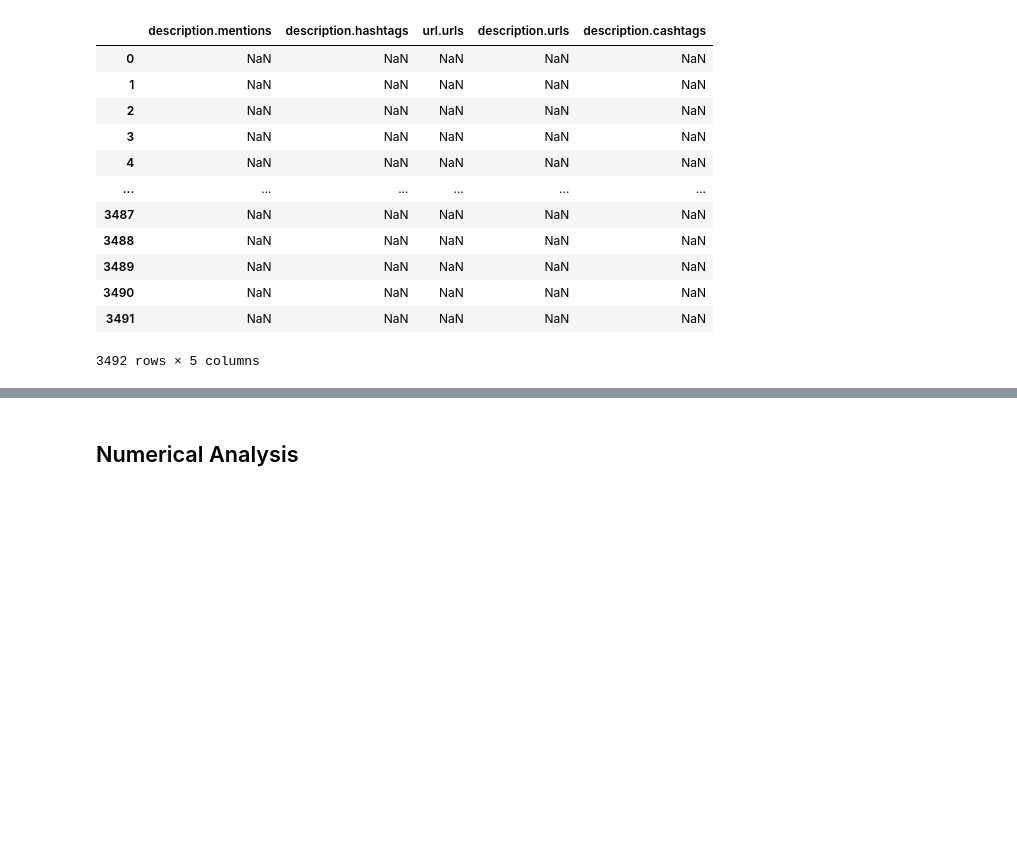
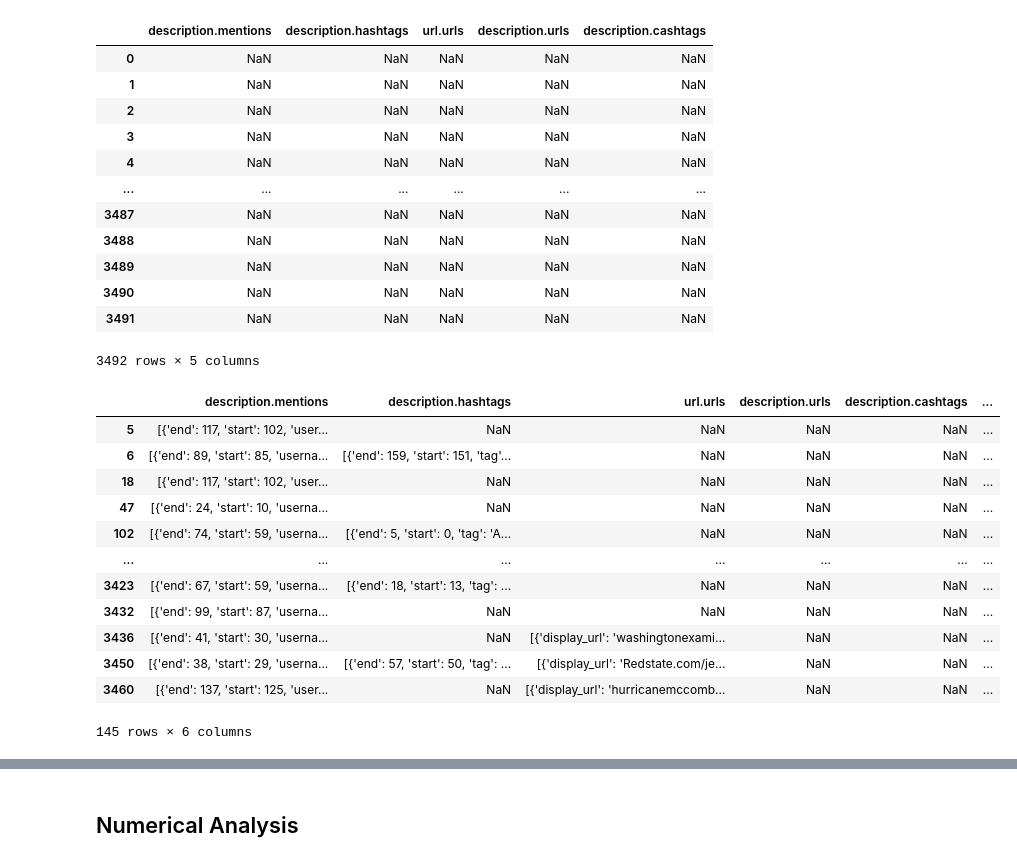
Before and after one commit to WDaugherty/Dominion_Voting_Analysis, a Jupyter notebook: v1_project.ipynb, the cells around one changed output, grey strips where cells are left out. Cells and saved outputs as stored; diff of their text form; code cells hidden in the pictures; blank space fills up the shorter version.

```diff
--- a/v1_project.ipynb
+++ b/v1_project.ipynb
@@ -106,6 +124,22 @@ test
 | 3490 | NaN | NaN | NaN | NaN | NaN |
 | 3491 | NaN | NaN | NaN | NaN | NaN |
 3492 rows × 5 columns
+# %%
+test.loc[test['description.mentions'].isnull()==False]
+# %% [output]
+|  | description.mentions | description.hashtags | url.urls | description.urls | description.cashtags | ... |
+| 5 | [{'end': 117, 'start': 102, 'user... | NaN | NaN | NaN | NaN | ... |
+| 6 | [{'end': 89, 'start': 85, 'userna... | [{'end': 159, 'start': 151, 'tag'... | NaN | NaN | NaN | ... |
+| 18 | [{'end': 117, 'start': 102, 'user... | NaN | NaN | NaN | NaN | ... |
+| 47 | [{'end': 24, 'start': 10, 'userna... | NaN | NaN | NaN | NaN | ... |
+| 102 | [{'end': 74, 'start': 59, 'userna... | [{'end': 5, 'start': 0, 'tag': 'A... | NaN | NaN | NaN | ... |
+| ... | ... | ... | ... | ... | ... | ... |
+| 3423 | [{'end': 67, 'start': 59, 'userna... | [{'end': 18, 'start': 13, 'tag': ... | NaN | NaN | NaN | ... |
+| 3432 | [{'end': 99, 'start': 87, 'userna... | NaN | NaN | NaN | NaN | ... |
+| 3436 | [{'end': 41, 'start': 30, 'userna... | NaN | [{'display_url': 'washingtonexami... | NaN | NaN | ... |
+| 3450 | [{'end': 38, 'start': 29, 'userna... | [{'end': 57, 'start': 50, 'tag': ... | [{'display_url': 'Redstate.com/je... | NaN | NaN | ... |
+| 3460 | [{'end': 137, 'start': 125, 'user... | NaN | [{'display_url': 'hurricanemccomb... | NaN | NaN | ... |
+145 rows × 6 columns
 # %%
 val = test['description.hashtags'][3]
 val
```
Also changed, not shown: parts of 27 cells of this notebook, 1 other file.
